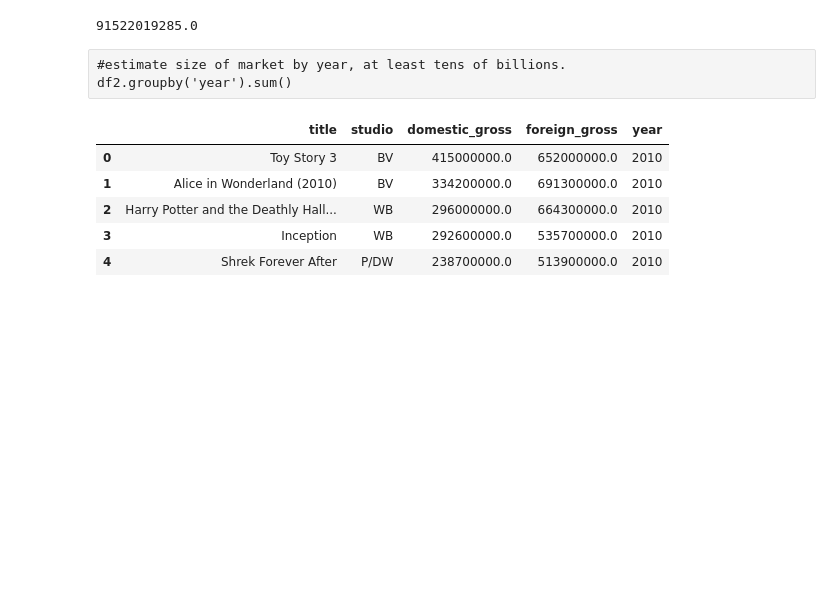
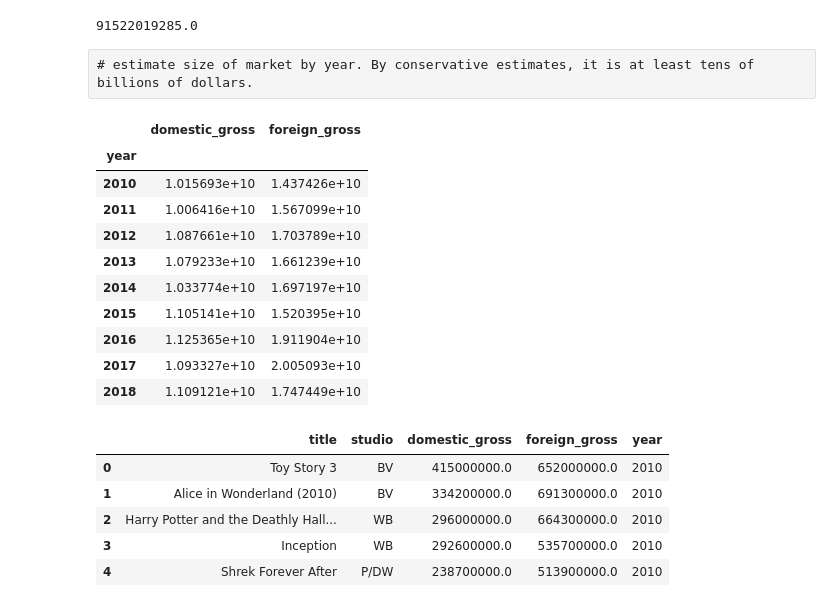
Before and after one commit to jmarksk/MovieBusinessProject, a Jupyter notebook: student.ipynb, the cells around one changed output. Drawn from its saved outputs; the diff is of its cells as text; code cells hidden in the pictures; blank space fills up the shorter version.

```diff
--- a/student.ipynb
+++ b/student.ipynb
@@ -298,8 +291,21 @@ df2_1 = pd.to_numeric(df2['foreign_gross'], errors = 'coerce')
 # %%
 df2['foreign_gross']=df2_1
 # %% [raw]
-#estimate size of market by year, at least tens of billions.
-df2.groupby('year').sum()
+# estimate size of market by year. By conservative estimates, it is at least tens of billions of dollars.
+# %%
+df2.groupby('year').sum()
+# %% [output]
+|  | domestic_gross | foreign_gross |
+| year |  |  |
+| 2010 | 1.015693e+10 | 1.437426e+10 |
+| 2011 | 1.006416e+10 | 1.567099e+10 |
+| 2012 | 1.087661e+10 | 1.703789e+10 |
+| 2013 | 1.079233e+10 | 1.661239e+10 |
+| 2014 | 1.033774e+10 | 1.697197e+10 |
+| 2015 | 1.105141e+10 | 1.520395e+10 |
+| 2016 | 1.125365e+10 | 1.911904e+10 |
+| 2017 | 1.093327e+10 | 2.005093e+10 |
+| 2018 | 1.109121e+10 | 1.747449e+10 |
 # %%
 df2.head()
 # %% [output]
```
Also changed, not shown: parts of 15 cells of this notebook, 1 other file.
